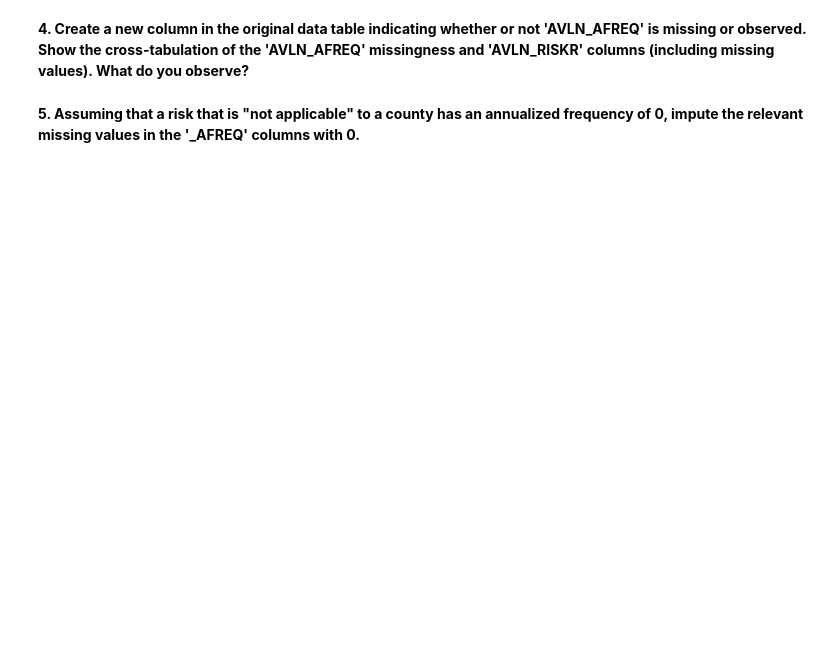
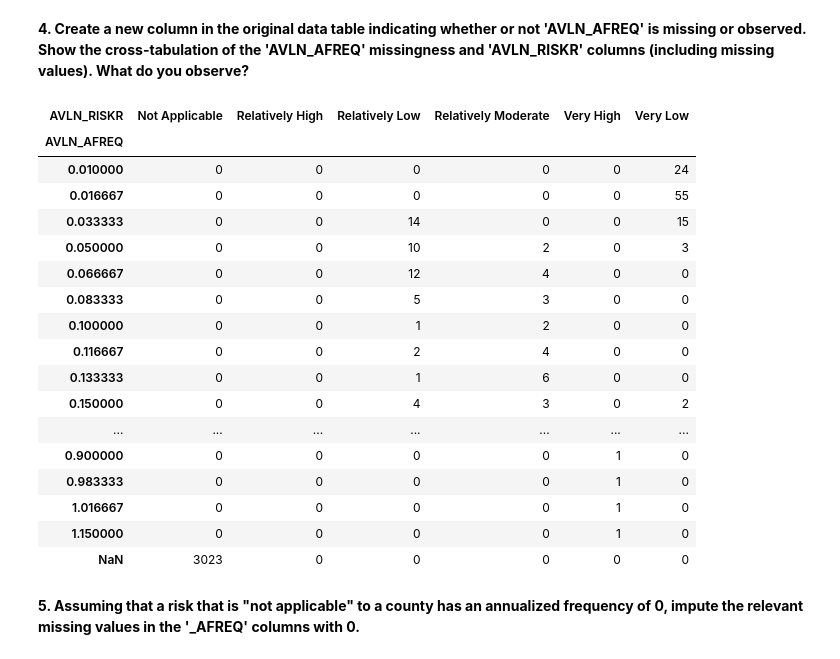
Before and after one commit to cristinaglave/Cristina-PRGS-ML, a Jupyter notebook: homework/HW_02.ipynb, the cells around one changed output. Cells and saved outputs as stored; diff of their text form; code cells hidden in the pictures; blank space fills up the shorter version.

```diff
--- a/homework/HW_02.ipynb
+++ b/homework/HW_02.ipynb
@@ -28,7 +28,7 @@ __1. Import the NRI data. Ensure that the [FIPS code](https://en.wikipedia.org/w
 # %%
 import pandas as pd
 
-file_path = r'data/raw/NRI_Table_Counties.csv'
+file_path = r'C:\Users\cglave\OneDrive - RAND Corporation\CGB Files\2 Year 2\Intro to ML\Cristina-PRGS-ML\data\raw\NRI_Table_Counties.csv'
 
 # Load the CSV data and ensure 'STCOFIPS' is correctly identified as a string variable
 nri_df = pd.read_csv(file_path, dtype={'STCOFIPS': str})
@@ -40,2 +56,15 @@ FileNotFoundError: [Errno 2] No such file or directory: 'data/raw/NRI_Table_Coun
 # %% [markdown]
 __2. Subset the NRI data to include only the 5-digit state/county FIPS code and all colums ending with '\_AFREQ' and '\_RISKR'. Each of these columns represents a different hazard type.__
+# %%
+# Select the columns that end with '_AFREQ' or '_RISKR'
+afreq_cols = [col for col in nri_df.columns if col.endswith('_AFREQ')]
+riskr_cols = [col for col in nri_df.columns if col.endswith('_RISKR')]
+
+# Combine the selected columns and include 'STCOFIPS'
+selected_cols = ['STCOFIPS'] + afreq_cols + riskr_cols
+
+# Subset the dataframe
+nri_subset = nri_df[selected_cols]
+
+# Preview the subsetted data
+print(nri_subset.head())
@@ -44,4 +139,27 @@ __3. Create a table / dataframe that, for each hazard type, shows the number of
 # %% [markdown]
 __4. Create a new column in the original data table indicating whether or not 'AVLN_AFREQ' is missing or observed. Show the cross-tabulation of the 'AVLN_AFREQ' missingness and 'AVLN_RISKR' columns (including missing values). What do you observe?__
+# %%
+cross_tab = pd.crosstab(nri_subset['AVLN_AFREQ'], nri_subset['AVLN_RISKR'], dropna=False)
+cross_tab
+# We can observe that when the fequency increases, then the risk level increases as well.
+# %% [output]
+| AVLN_RISKR | Not Applicable | Relatively High | Relatively Low | Relatively Moderate | Very High | Very Low |
+| AVLN_AFREQ |  |  |  |  |  |  |
+| 0.010000 | 0 | 0 | 0 | 0 | 0 | 24 |
+| 0.016667 | 0 | 0 | 0 | 0 | 0 | 55 |
+| 0.033333 | 0 | 0 | 14 | 0 | 0 | 15 |
+| 0.050000 | 0 | 0 | 10 | 2 | 0 | 3 |
+| 0.066667 | 0 | 0 | 12 | 4 | 0 | 0 |
+| 0.083333 | 0 | 0 | 5 | 3 | 0 | 0 |
+| 0.100000 | 0 | 0 | 1 | 2 | 0 | 0 |
+| 0.116667 | 0 | 0 | 2 | 4 | 0 | 0 |
+| 0.133333 | 0 | 0 | 1 | 6 | 0 | 0 |
+| 0.150000 | 0 | 0 | 4 | 3 | 0 | 2 |
+| ... | ... | ... | ... | ... | ... | ... |
+| 0.900000 | 0 | 0 | 0 | 0 | 1 | 0 |
+| 0.983333 | 0 | 0 | 0 | 0 | 1 | 0 |
+| 1.016667 | 0 | 0 | 0 | 0 | 1 | 0 |
+| 1.150000 | 0 | 0 | 0 | 0 | 1 | 0 |
+| NaN | 3023 | 0 | 0 | 0 | 0 | 0 |
 # %% [markdown]
 __5. Assuming that a risk that is "not applicable" to a county has an annualized frequency of 0, impute the relevant missing values in the '\_AFREQ' columns with 0.__
```
Also changed, not shown: parts of 12 cells of this notebook.
